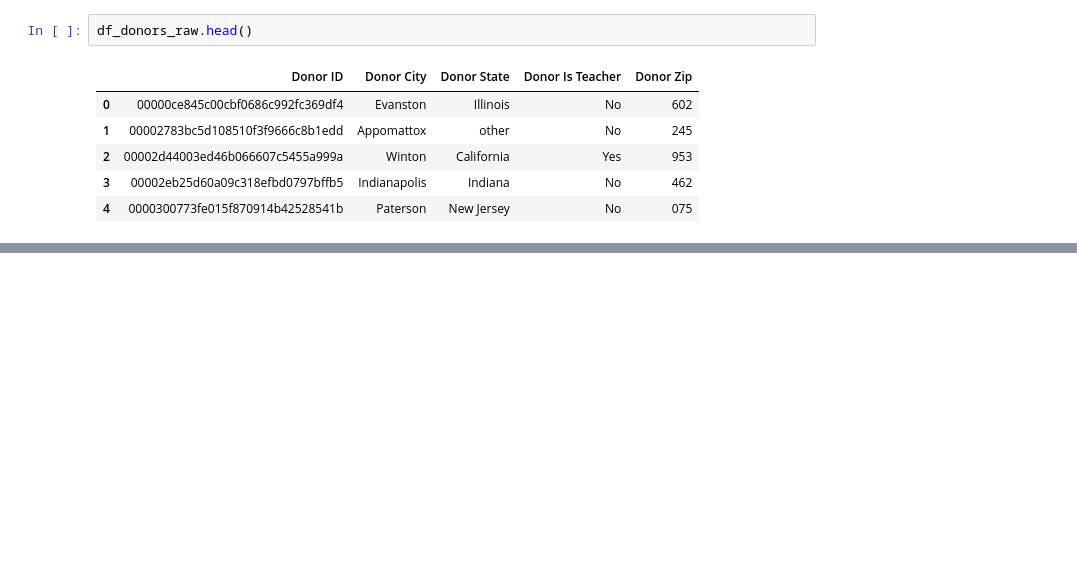
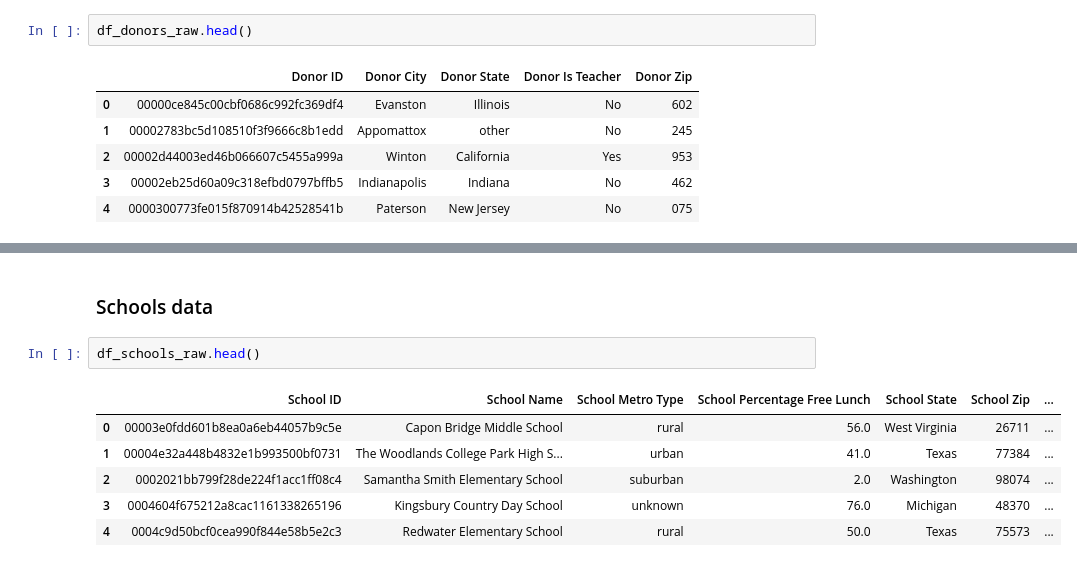
Before and after one commit to prasunshrestha/recommendation_system_for_donors, a Jupyter notebook: ADS_Social_Good_Recommender_System_Notebook.ipynb, the cells around one changed output, grey strips where cells are left out. Saved outputs shown, nothing was run; the diff lists cells and outputs as text; blank space fills up the shorter version.

```diff
--- a/ADS_Social_Good_Recommender_System_Notebook.ipynb
+++ b/ADS_Social_Good_Recommender_System_Notebook.ipynb
@@ -66,0 +176,11 @@ df_donors_raw.head()
+# %% [markdown]
+### Schools data
+# %%
+df_schools_raw.head()
+# %% [output]
+|  | School ID | School Name | School Metro Type | School Percentage Free Lunch | School State | School Zip | ... |
+| 0 | 00003e0fdd601b8ea0a6eb44057b9c5e | Capon Bridge Middle School | rural | 56.0 | West Virginia | 26711 | ... |
+| 1 | 00004e32a448b4832e1b993500bf0731 | The Woodlands College Park High S... | urban | 41.0 | Texas | 77384 | ... |
+| 2 | 0002021bb799f28de224f1acc1ff08c4 | Samantha Smith Elementary School | suburban | 2.0 | Washington | 98074 | ... |
+| 3 | 0004604f675212a8cac1161338265196 | Kingsbury Country Day School | unknown | 76.0 | Michigan | 48370 | ... |
+| 4 | 0004c9d50bcf0cea990f844e58b5e2c3 | Redwater Elementary School | rural | 50.0 | Texas | 75573 | ... |
```
Also changed, not shown: parts of 36 cells of this notebook.
